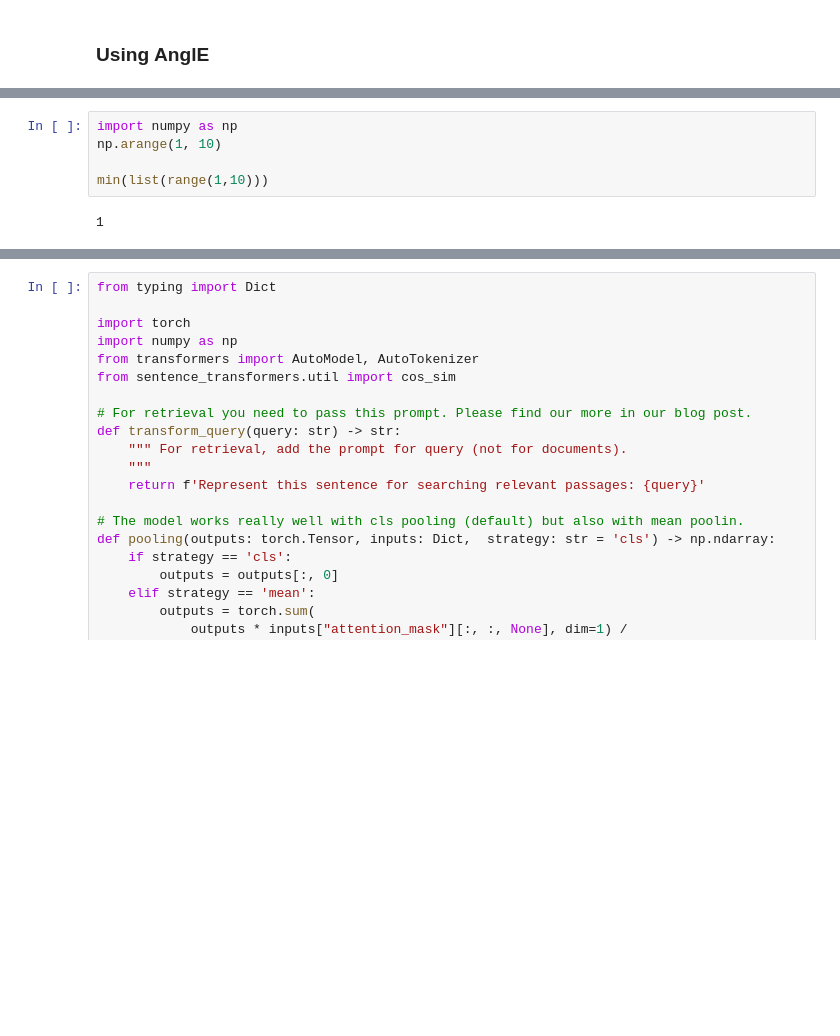
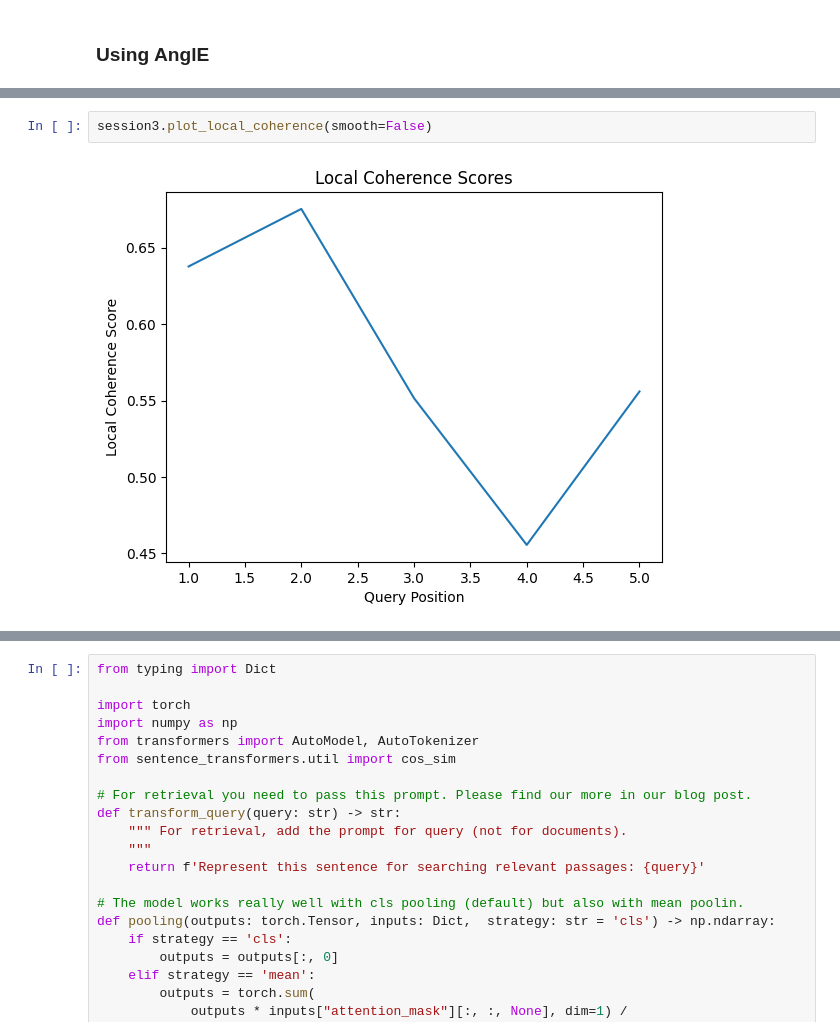
Before and after one commit to almasria/discourse_coherenc, a Jupyter notebook: components/notebook.ipynb, the cells around one changed output, grey strips where cells are left out. Drawn from its saved outputs; the diff is of its cells as text; blank space fills up the shorter version.

```diff
--- a/components/notebook.ipynb
+++ b/components/notebook.ipynb
@@ -644,7 +611,4 @@ plt.show()
-# %%
-import numpy as np
-np.arange(1, 10)
-
-min(list(range(1,10)))
-# %% [output]
-1
+# %%
+session3.plot_local_coherence(smooth=False)
+# %% [output]
+[figure, added]
```
Also changed, not shown: parts of 28 cells of this notebook, 45 other files.
